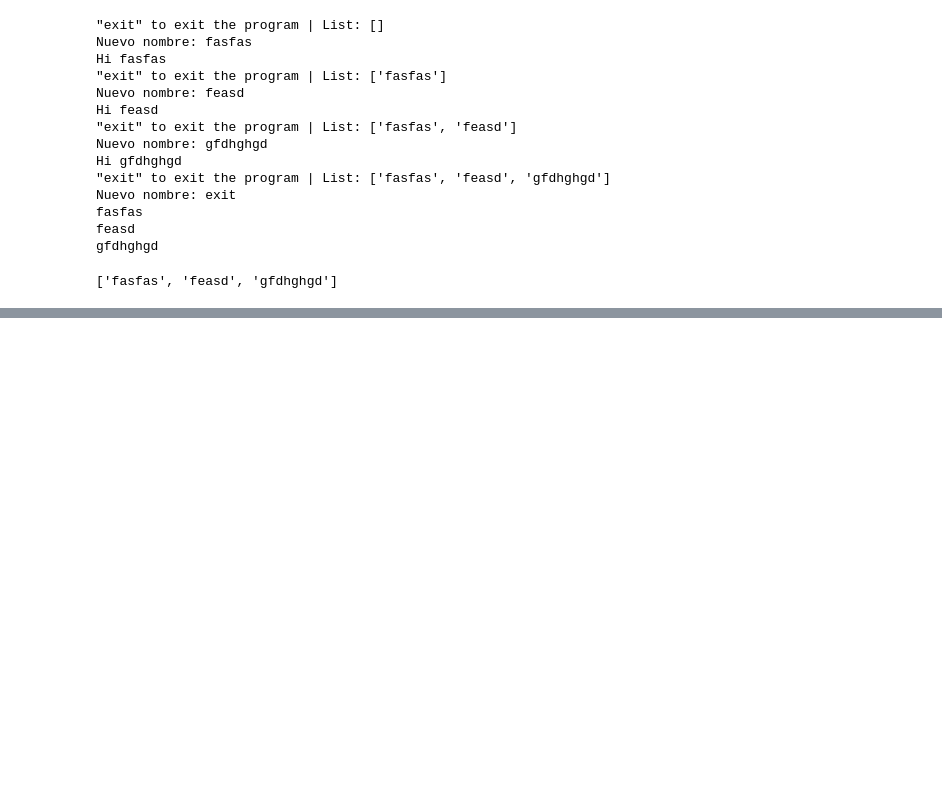
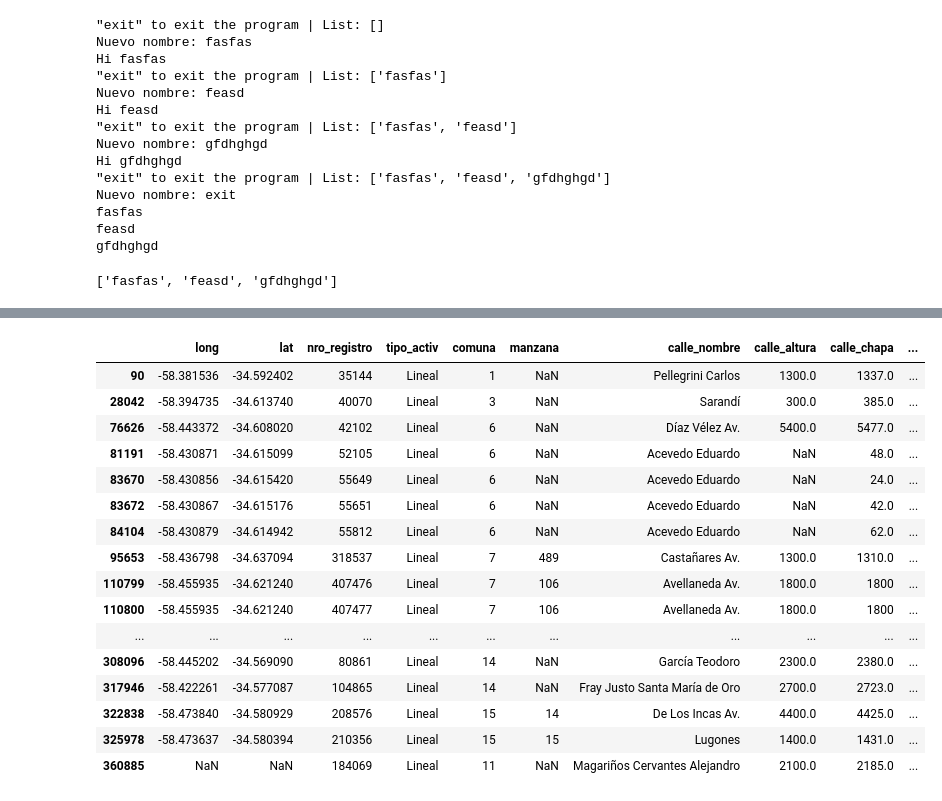
Before and after one commit to IonatanPerez/Aprender_Programando_2023, a Jupyter notebook: Compartido/PorrasFederico/FP.ipynb, the cells around one changed output, grey strips where cells are left out. Cells and saved outputs as stored; diff of their text form; code cells hidden in the pictures; blank space fills up the shorter version.

```diff
--- a/Compartido/PorrasFederico/FP.ipynb
+++ b/Compartido/PorrasFederico/FP.ipynb
@@ -96,0 +249,20 @@ gfdhghgd
+# %%
+arboladoData[ arboladoData["altura_arbol"] == arboladoData["altura_arbol"].max() ] # Buscar dentro del dataset con condicion
+# %% [output]
+|  | long | lat | nro_registro | tipo_activ | comuna | manzana | calle_nombre | calle_altura | calle_chapa | ... |
+| 90 | -58.381536 | -34.592402 | 35144 | Lineal | 1 | NaN | Pellegrini Carlos | 1300.0 | 1337.0 | ... |
+| 28042 | -58.394735 | -34.613740 | 40070 | Lineal | 3 | NaN | Sarandí | 300.0 | 385.0 | ... |
+| 76626 | -58.443372 | -34.608020 | 42102 | Lineal | 6 | NaN | Díaz Vélez Av. | 5400.0 | 5477.0 | ... |
+| 81191 | -58.430871 | -34.615099 | 52105 | Lineal | 6 | NaN | Acevedo Eduardo | NaN | 48.0 | ... |
+| 83670 | -58.430856 | -34.615420 | 55649 | Lineal | 6 | NaN | Acevedo Eduardo | NaN | 24.0 | ... |
+| 83672 | -58.430867 | -34.615176 | 55651 | Lineal | 6 | NaN | Acevedo Eduardo | NaN | 42.0 | ... |
+| 84104 | -58.430879 | -34.614942 | 55812 | Lineal | 6 | NaN | Acevedo Eduardo | NaN | 62.0 | ... |
+| 95653 | -58.436798 | -34.637094 | 318537 | Lineal | 7 | 489 | Castañares Av. | 1300.0 | 1310.0 | ... |
+| 110799 | -58.455935 | -34.621240 | 407476 | Lineal | 7 | 106 | Avellaneda Av. | 1800.0 | 1800 | ... |
+| 110800 | -58.455935 | -34.621240 | 407477 | Lineal | 7 | 106 | Avellaneda Av. | 1800.0 | 1800 | ... |
+| ... | ... | ... | ... | ... | ... | ... | ... | ... | ... | ... |
+| 308096 | -58.445202 | -34.569090 | 80861 | Lineal | 14 | NaN | García Teodoro | 2300.0 | 2380.0 | ... |
+| 317946 | -58.422261 | -34.577087 | 104865 | Lineal | 14 | NaN | Fray Justo Santa María de Oro | 2700.0 | 2723.0 | ... |
+| 322838 | -58.473840 | -34.580929 | 208576 | Lineal | 15 | 14 | De Los Incas Av. | 4400.0 | 4425.0 | ... |
+| 325978 | -58.473637 | -34.580394 | 210356 | Lineal | 15 | 15 | Lugones | 1400.0 | 1431.0 | ... |
+| 360885 | NaN | NaN | 184069 | Lineal | 11 | NaN | Magariños Cervantes Alejandro | 2100.0 | 2185.0 | ... |
```
Also changed, not shown: parts of 15 cells of this notebook, 50 other files.
